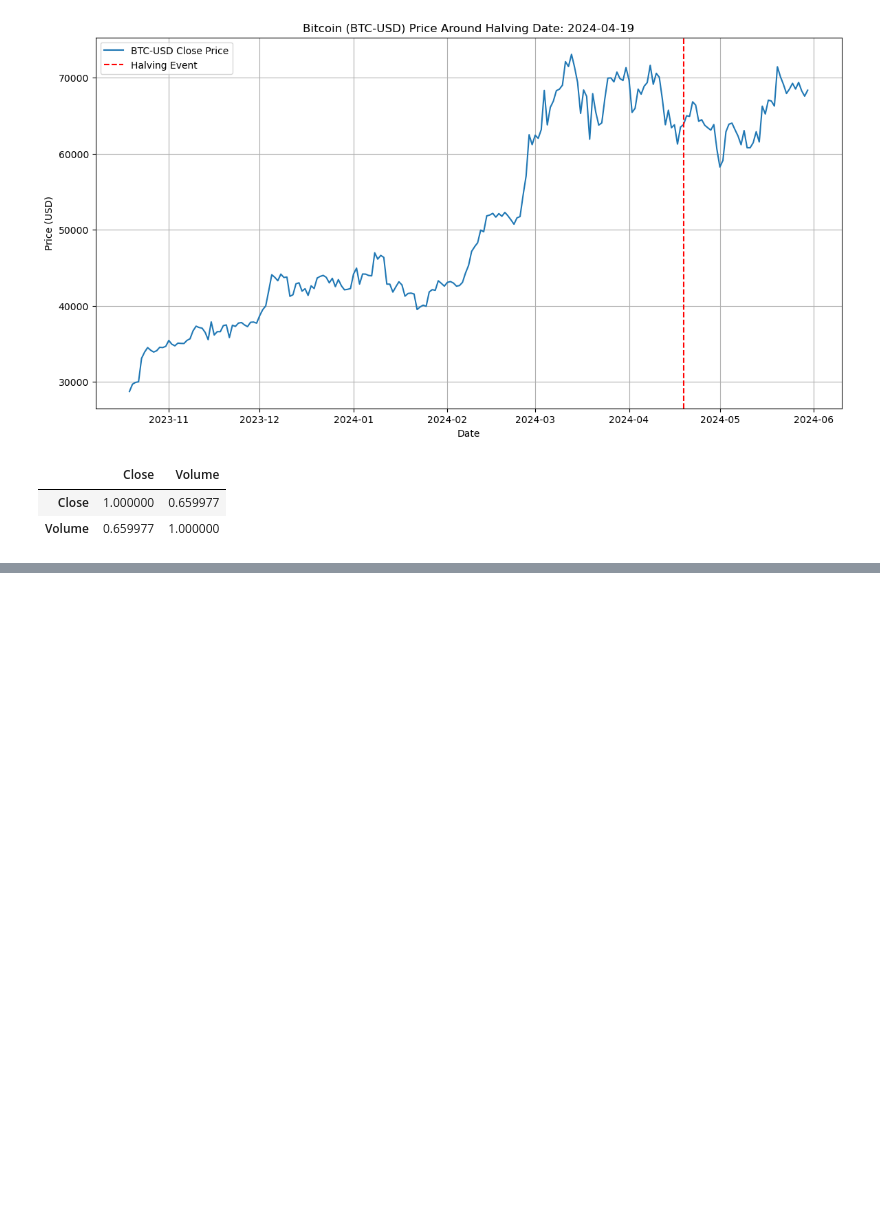
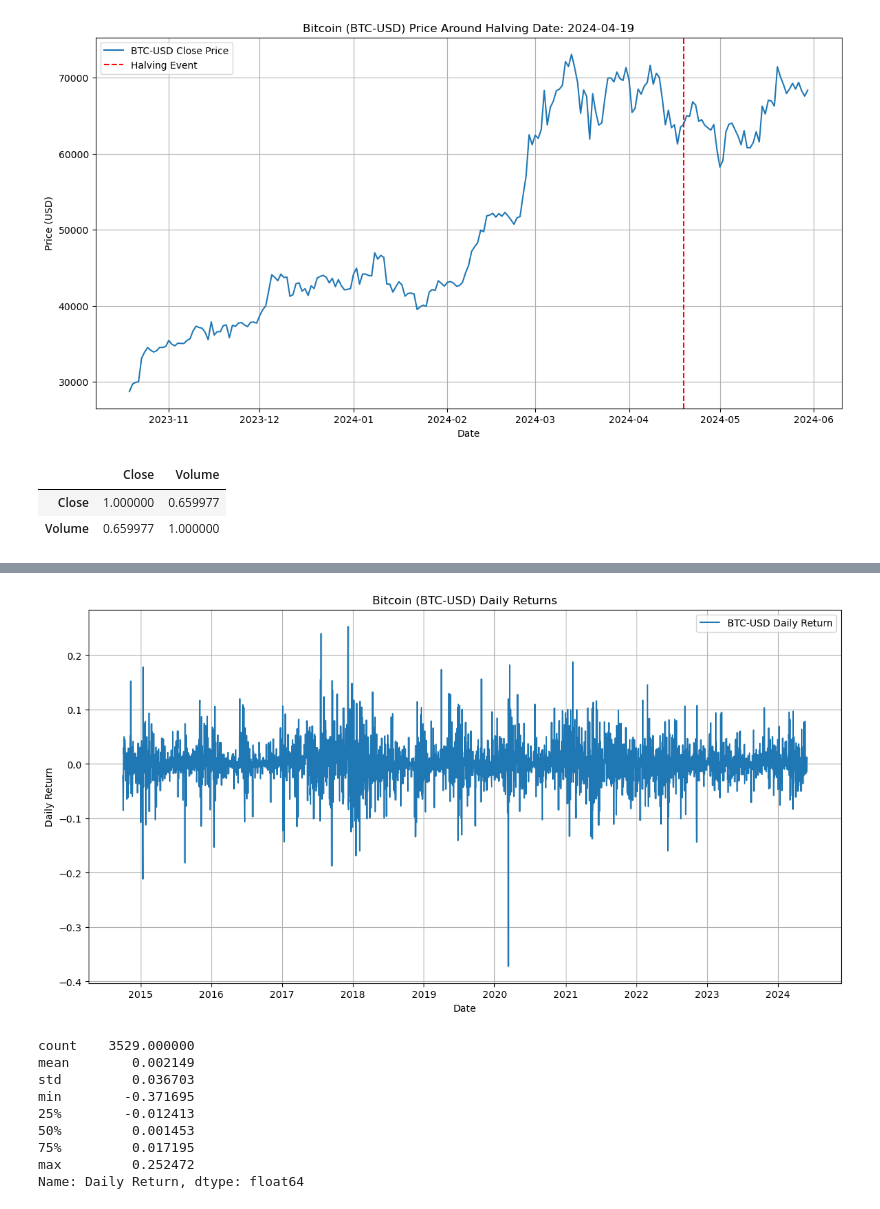
Before and after one commit to khan-asim-88/Comparative-Analysis-of-Time-Series-Forecasting-Models-for-Cryptocurrency-Price-Prediction, a Jupyter notebook: Code.ipynb, the cells around one changed output, grey strips where cells are left out. Drawn from its saved outputs; the diff is of its cells as text; code cells hidden in the pictures; blank space fills up the shorter version.

```diff
--- a/Code.ipynb
+++ b/Code.ipynb
@@ -171,0 +187,26 @@ correlation_matrix
+# %%
+btc_data['Daily Return'] = btc_data['Close'].pct_change()
+
+# Plot daily returns
+plt.figure(figsize=(14, 7))
+plt.plot(btc_data['Daily Return'], label='BTC-USD Daily Return')
+plt.title('Bitcoin (BTC-USD) Daily Returns')
+plt.xlabel('Date')
+plt.ylabel('Daily Return')
+plt.legend()
+plt.grid()
+plt.show()
+
+# Summary statistics
+print(btc_data['Daily Return'].describe())
+# %% [output]
+[figure, added]
+count    3529.000000
+mean        0.002149
+std         0.036703
+min        -0.371695
+25%        -0.012413
+50%         0.001453
+75%         0.017195
+max         0.252472
+Name: Daily Return, dtype: float64
```
Also changed, not shown: parts of 4 cells of this notebook.
